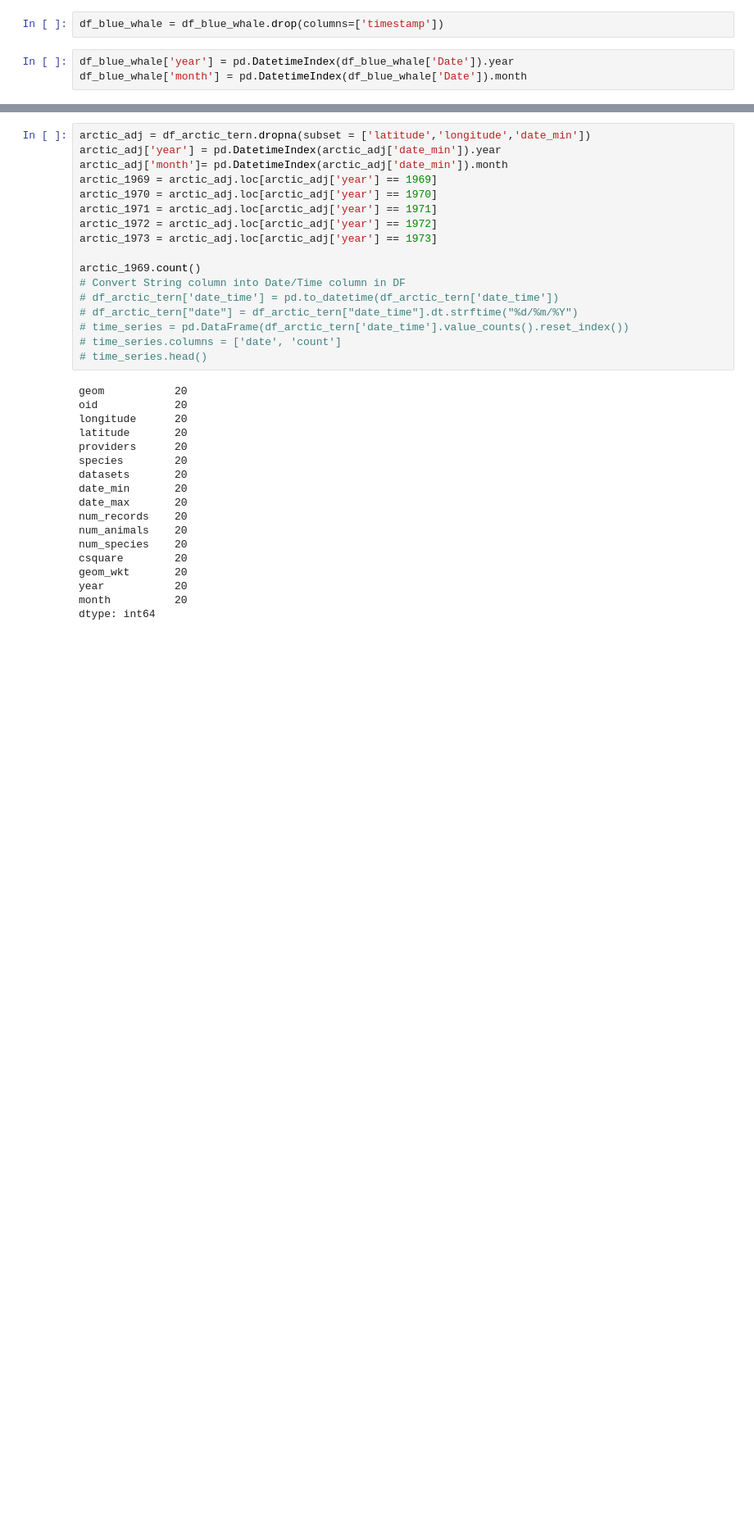
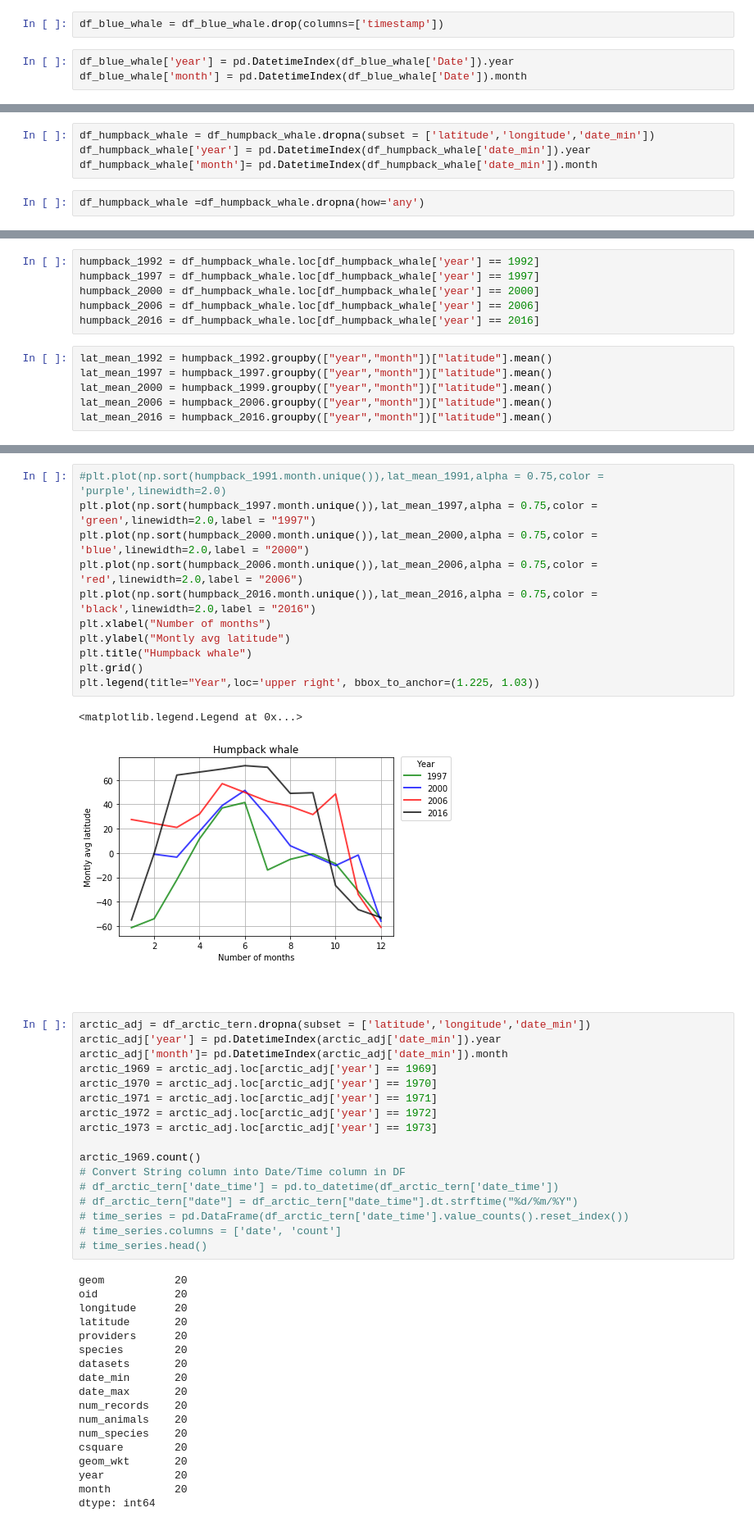
Before and after one commit to trivial-vector/Majick-Migration, a Jupyter notebook: Analysis/majick_migration.ipynb, the cells around one changed output, grey strips where cells are left out. Shown: that part at 82% size. Drawn from its saved outputs; the diff is of its cells as text; blank space fills up the shorter version.

```diff
--- a/Analysis/majick_migration.ipynb
+++ b/Analysis/majick_migration.ipynb
@@ -46,0 +165,6 @@ df_blue_whale.head()
+# %%
+df_humpback_whale = df_humpback_whale.dropna(subset = ['latitude','longitude','date_min'])
+df_humpback_whale['year'] = pd.DatetimeIndex(df_humpback_whale['date_min']).year
+df_humpback_whale['month']= pd.DatetimeIndex(df_humpback_whale['date_min']).month
+# %%
+df_humpback_whale =df_humpback_whale.dropna(how='any')
@@ -46,0 +183,12 @@ df_blue_whale.head()
+# %%
+humpback_1992 = df_humpback_whale.loc[df_humpback_whale['year'] == 1992]
+humpback_1997 = df_humpback_whale.loc[df_humpback_whale['year'] == 1997]
+humpback_2000 = df_humpback_whale.loc[df_humpback_whale['year'] == 2000]
+humpback_2006 = df_humpback_whale.loc[df_humpback_whale['year'] == 2006]
+humpback_2016 = df_humpback_whale.loc[df_humpback_whale['year'] == 2016]
+# %%
+lat_mean_1992 = humpback_1992.groupby(["year","month"])["latitude"].mean()
+lat_mean_1997 = humpback_1997.groupby(["year","month"])["latitude"].mean()
+lat_mean_2000 = humpback_1999.groupby(["year","month"])["latitude"].mean()
+lat_mean_2006 = humpback_2006.groupby(["year","month"])["latitude"].mean()
+lat_mean_2016 = humpback_2016.groupby(["year","month"])["latitude"].mean()
@@ -47,3 +208,19 @@ df_blue_whale.head()
+# %%
+#plt.plot(np.sort(humpback_1991.month.unique()),lat_mean_1991,alpha = 0.75,color = 'purple',linewidth=2.0)
+plt.plot(np.sort(humpback_1997.month.unique()),lat_mean_1997,alpha = 0.75,color = 'green',linewidth=2.0,label = "1997")
+plt.plot(np.sort(humpback_2000.month.unique()),lat_mean_2000,alpha = 0.75,color = 'blue',linewidth=2.0,label = "2000")
+plt.plot(np.sort(humpback_2006.month.unique()),lat_mean_2006,alpha = 0.75,color = 'red',linewidth=2.0,label = "2006")
+plt.plot(np.sort(humpback_2016.month.unique()),lat_mean_2016,alpha = 0.75,color = 'black',linewidth=2.0,label = "2016")
+plt.xlabel("Number of months")
+plt.ylabel("Montly avg latitude")
+plt.title("Humpback whale")
+plt.grid()
+plt.legend(title="Year",loc='upper right', bbox_to_anchor=(1.225, 1.03))
+# %% [output]
+<matplotlib.legend.Legend at 0x...>
+[figure, added]
+# %% [markdown]
+####
 # %%
 arctic_adj = df_arctic_tern.dropna(subset = ['latitude','longitude','date_min'])
 arctic_adj['year'] = pd.DatetimeIndex(arctic_adj['date_min']).year
```
Also changed, not shown: parts of 19 cells of this notebook.
